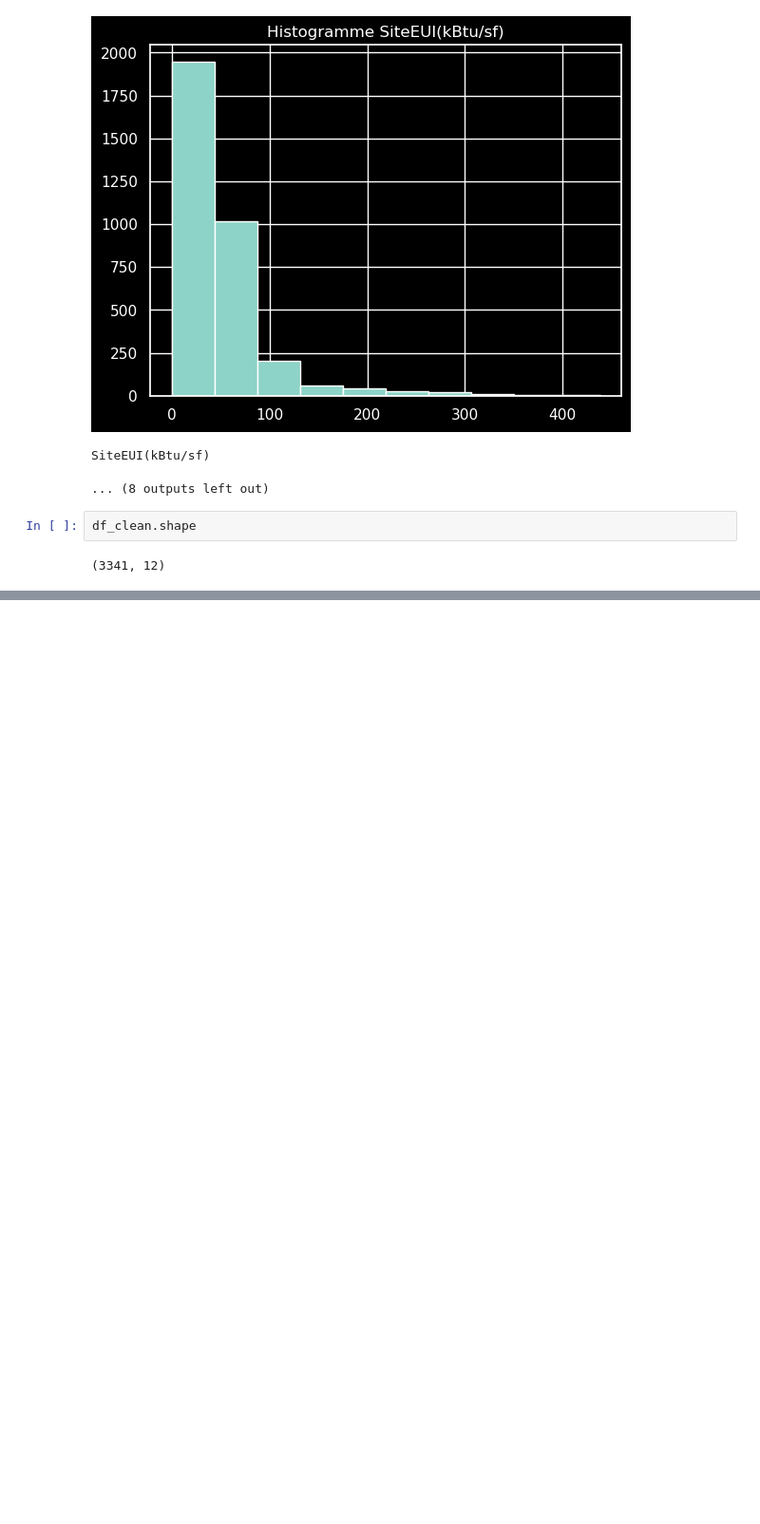
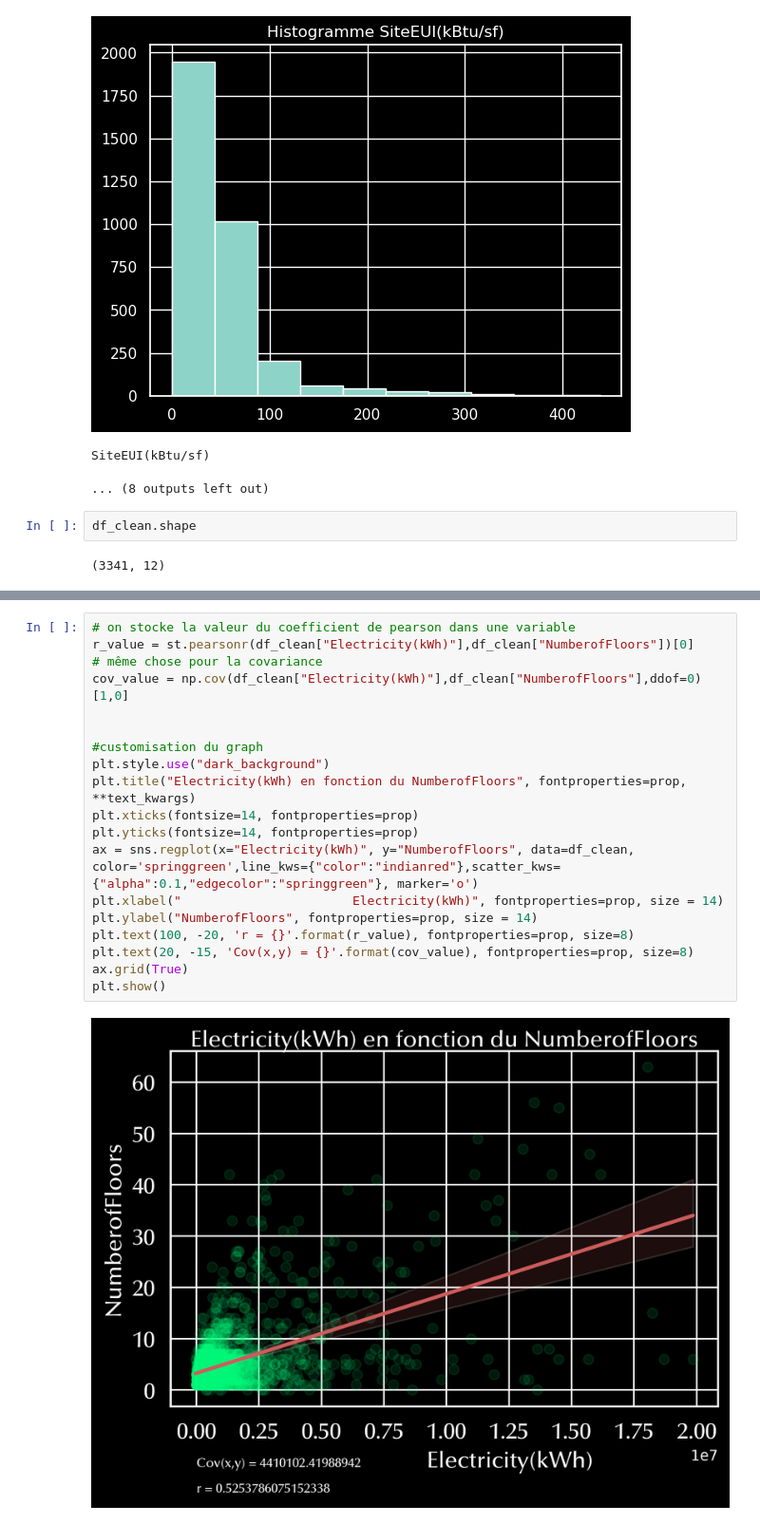
Before and after one commit to random-agile/Anticipate-Energy-Needs, a Jupyter notebook: Projet_3_Data_Cleaning.ipynb, the cells around one changed output, grey strips where cells are left out. Shown at 95% size. Cells and saved outputs as stored; diff of their text form; blank space fills up the shorter version.

Commit message:
Cleaning & Analysis

```diff
--- a/Projet_3_Data_Cleaning.ipynb
+++ b/Projet_3_Data_Cleaning.ipynb
@@ -260,0 +283,21 @@ sns.set(font=prop.get_name())
+# %%
+# on stocke la valeur du coefficient de pearson dans une variable
+r_value = st.pearsonr(df_clean["Electricity(kWh)"],df_clean["NumberofFloors"])[0]
+# même chose pour la covariance
+cov_value = np.cov(df_clean["Electricity(kWh)"],df_clean["NumberofFloors"],ddof=0)[1,0]
+
+
+#customisation du graph
+plt.style.use("dark_background")
+plt.title("Electricity(kWh) en fonction du NumberofFloors", fontproperties=prop, **text_kwargs)
+plt.xticks(fontsize=14, fontproperties=prop)
+plt.yticks(fontsize=14, fontproperties=prop)
+ax = sns.regplot(x="Electricity(kWh)", y="NumberofFloors", data=df_clean, color='springgreen',line_kws={"color":"indianred"},scatter_kws={"alpha":0.1,"edgecolor":"springgreen"}, marker='o')
+plt.xlabel("                       Electricity(kWh)", fontproperties=prop, size = 14)
+plt.ylabel("NumberofFloors", fontproperties=prop, size = 14)
+plt.text(100, -20, 'r = {}'.format(r_value), fontproperties=prop, size=8)
+plt.text(20, -15, 'Cov(x,y) = {}'.format(cov_value), fontproperties=prop, size=8)
+ax.grid(True)
+plt.show()
+# %% [output]
+[figure, added]
```
Also changed, not shown: parts of 15 cells of this notebook, 3 other files.
